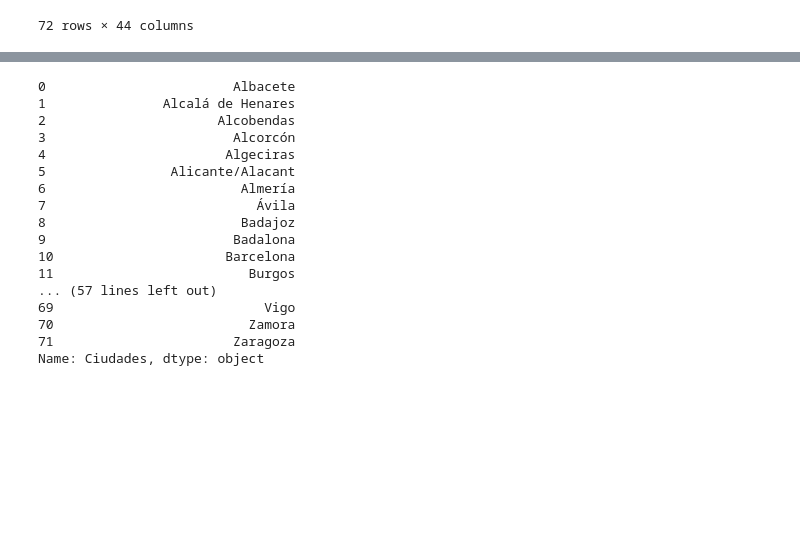
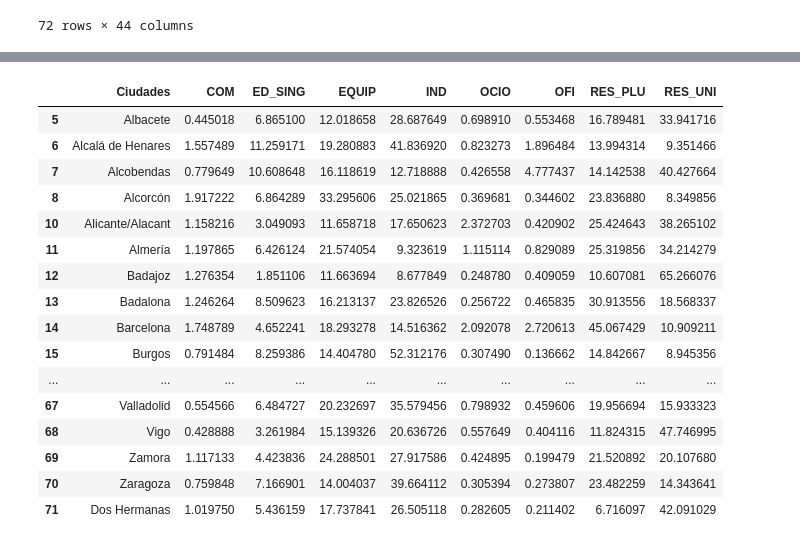
Before and after one commit to cristianvergaraf/clustering-metrics, a Jupyter notebook: datos/metricas/funcion_leer_metricas.ipynb, the cells around one changed output, grey strips where cells are left out. Cells and saved outputs as stored; diff of their text form; code cells hidden in the pictures; blank space fills up the shorter version.

```diff
--- a/datos/metricas/funcion_leer_metricas.ipynb
+++ b/datos/metricas/funcion_leer_metricas.ipynb
@@ -854,22 +874,4 @@ replace_cities(datos_porcentaje_shape_cl, rep)
+# %%
+porcentaje_replace = porcentaje_replace.iloc[:,1:10]
 # %%
 metricas_socioeconomicos = pd.read_csv(r'C:\Users\crist\Documents\GitHub\manifolds\ciudades\datos\datos_metricas_socioeconomicos.csv', encoding = "ISO-8859-1")
-# %%
-metricas_socioeconomicos.Ciudades
-# %% [output]
-0                        Albacete
-1               Alcalá de Henares
-2                      Alcobendas
-3                        Alcorcón
-4                       Algeciras
-5                Alicante/Alacant
-6                         Almería
-7                           Ávila
-8                         Badajoz
-9                        Badalona
-10                      Barcelona
-11                         Burgos
-... (57 lines left out)
-69                           Vigo
-70                         Zamora
-71                       Zaragoza
-Name: Ciudades, dtype: object
@@ -875,0 +880,24 @@ Name: Ciudades, dtype: object
+# %%
+spaces_after_names = porcentaje_replace['Ciudades'].str.endswith(' ')
+# %%
+names_with_spaces = porcentaje_replace[spaces_after_names]
+# %%
+names_with_spaces
+# %% [output]
+|  | Ciudades | COM | ED_SING | EQUIP | IND | OCIO | OFI | RES_PLU | RES_UNI |
+| 5 | Albacete | 0.445018 | 6.865100 | 12.018658 | 28.687649 | 0.698910 | 0.553468 | 16.789481 | 33.941716 |
+| 6 | Alcalá de Henares | 1.557489 | 11.259171 | 19.280883 | 41.836920 | 0.823273 | 1.896484 | 13.994314 | 9.351466 |
+| 7 | Alcobendas | 0.779649 | 10.608648 | 16.118619 | 12.718888 | 0.426558 | 4.777437 | 14.142538 | 40.427664 |
+| 8 | Alcorcón | 1.917222 | 6.864289 | 33.295606 | 25.021865 | 0.369681 | 0.344602 | 23.836880 | 8.349856 |
+| 10 | Alicante/Alacant | 1.158216 | 3.049093 | 11.658718 | 17.650623 | 2.372703 | 0.420902 | 25.424643 | 38.265102 |
+| 11 | Almería | 1.197865 | 6.426124 | 21.574054 | 9.323619 | 1.115114 | 0.829089 | 25.319856 | 34.214279 |
+| 12 | Badajoz | 1.276354 | 1.851106 | 11.663694 | 8.677849 | 0.248780 | 0.409059 | 10.607081 | 65.266076 |
+| 13 | Badalona | 1.246264 | 8.509623 | 16.213137 | 23.826526 | 0.256722 | 0.465835 | 30.913556 | 18.568337 |
+| 14 | Barcelona | 1.748789 | 4.652241 | 18.293278 | 14.516362 | 2.092078 | 2.720613 | 45.067429 | 10.909211 |
+| 15 | Burgos | 0.791484 | 8.259386 | 14.404780 | 52.312176 | 0.307490 | 0.136662 | 14.842667 | 8.945356 |
+| ... | ... | ... | ... | ... | ... | ... | ... | ... | ... |
+| 67 | Valladolid | 0.554566 | 6.484727 | 20.232697 | 35.579456 | 0.798932 | 0.459606 | 19.956694 | 15.933323 |
+| 68 | Vigo | 0.428888 | 3.261984 | 15.139326 | 20.636726 | 0.557649 | 0.404116 | 11.824315 | 47.746995 |
+| 69 | Zamora | 1.117133 | 4.423836 | 24.288501 | 27.917586 | 0.424895 | 0.199479 | 21.520892 | 20.107680 |
+| 70 | Zaragoza | 0.759848 | 7.166901 | 14.004037 | 39.664112 | 0.305394 | 0.273807 | 23.482259 | 14.343641 |
+| 71 | Dos Hermanas | 1.019750 | 5.436159 | 17.737841 | 26.505118 | 0.282605 | 0.211402 | 6.716097 | 42.091029 |
```
Also changed, not shown: parts of 18 cells of this notebook, 9 other files.
